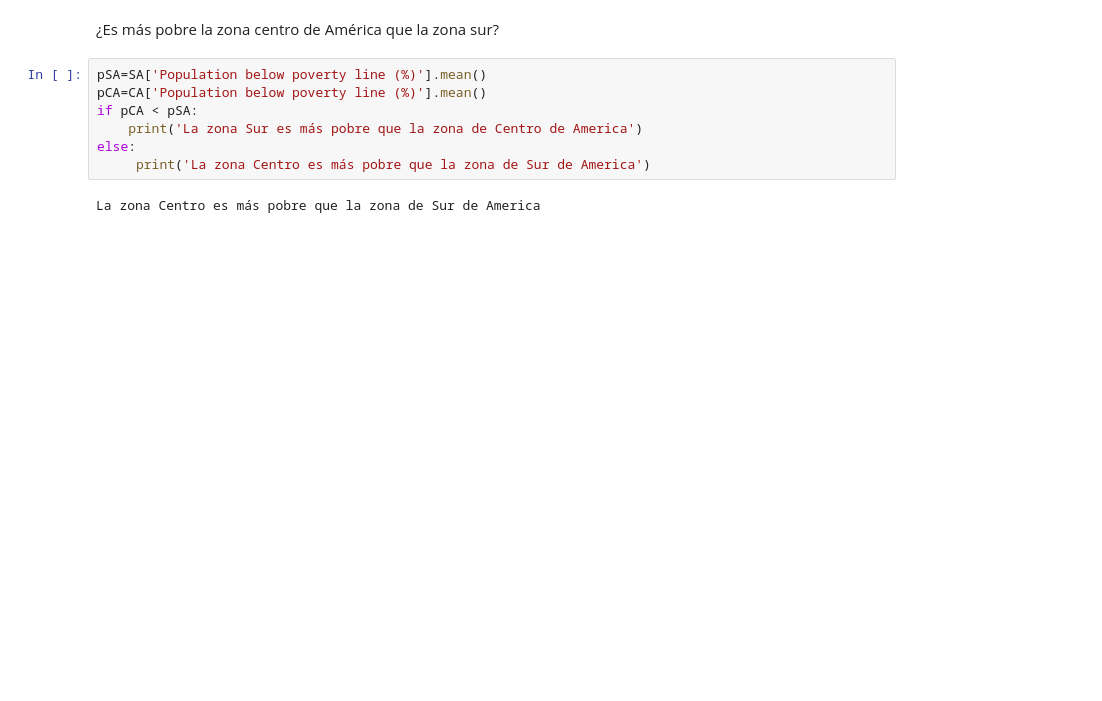
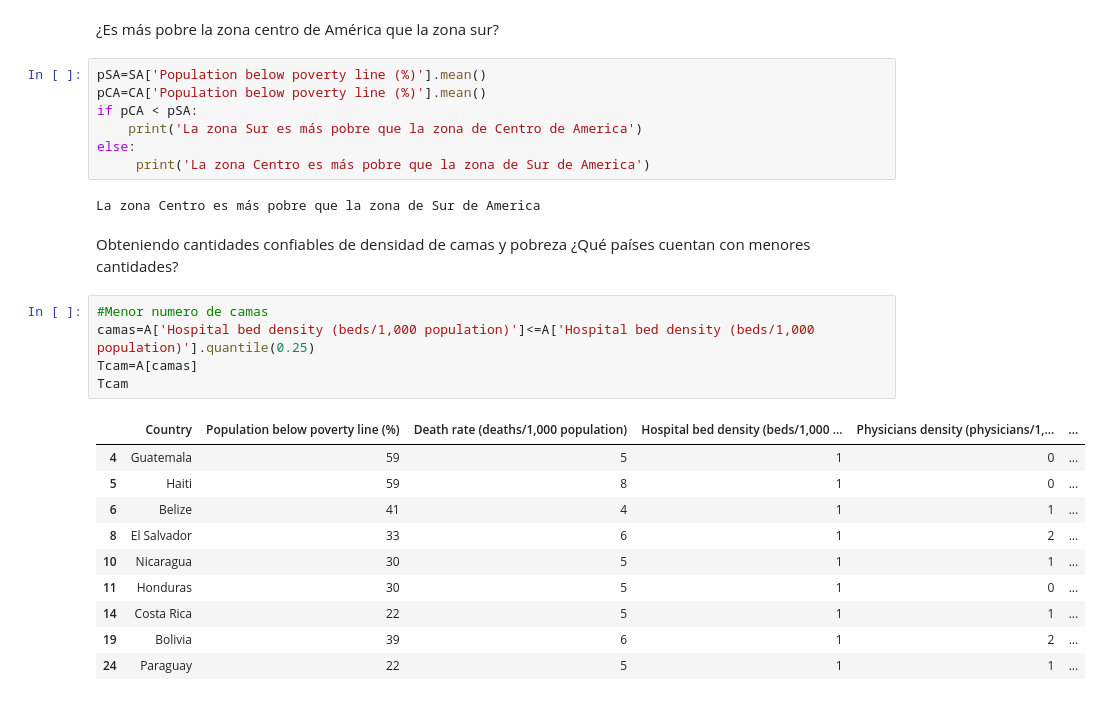
Before and after one commit to DCIDA2019/dcida2020ii-JJRamirezR, a Jupyter notebook: Sep11/EstDescriptiva.ipynb, the cells around one changed output. Saved outputs shown, nothing was run; the diff lists cells and outputs as text; blank space fills up the shorter version.

```diff
--- a/Sep11/EstDescriptiva.ipynb
+++ b/Sep11/EstDescriptiva.ipynb
@@ -204,3 +204,21 @@ else:
      print('La zona Centro es más pobre que la zona de Sur de America')
 # %% [output]
 La zona Centro es más pobre que la zona de Sur de America
+# %% [markdown]
+Obteniendo cantidades confiables de densidad de camas y pobreza ¿Qué países cuentan con menores cantidades?
+# %%
+#Menor numero de camas
+camas=A['Hospital bed density (beds/1,000 population)']<=A['Hospital bed density (beds/1,000 population)'].quantile(0.25)
+Tcam=A[camas]
+Tcam
+# %% [output]
+|  | Country | Population below poverty line (%) | Death rate (deaths/1,000 population) | Hospital bed density (beds/1,000 ... | Physicians density (physicians/1,... | ... |
+| 4 | Guatemala | 59 | 5 | 1 | 0 | ... |
+| 5 | Haiti | 59 | 8 | 1 | 0 | ... |
+| 6 | Belize | 41 | 4 | 1 | 1 | ... |
+| 8 | El Salvador | 33 | 6 | 1 | 2 | ... |
+| 10 | Nicaragua | 30 | 5 | 1 | 1 | ... |
+| 11 | Honduras | 30 | 5 | 1 | 0 | ... |
+| 14 | Costa Rica | 22 | 5 | 1 | 1 | ... |
+| 19 | Bolivia | 39 | 6 | 1 | 2 | ... |
+| 24 | Paraguay | 22 | 5 | 1 | 1 | ... |
```
Also changed, not shown: parts of 1 cell of this notebook.
